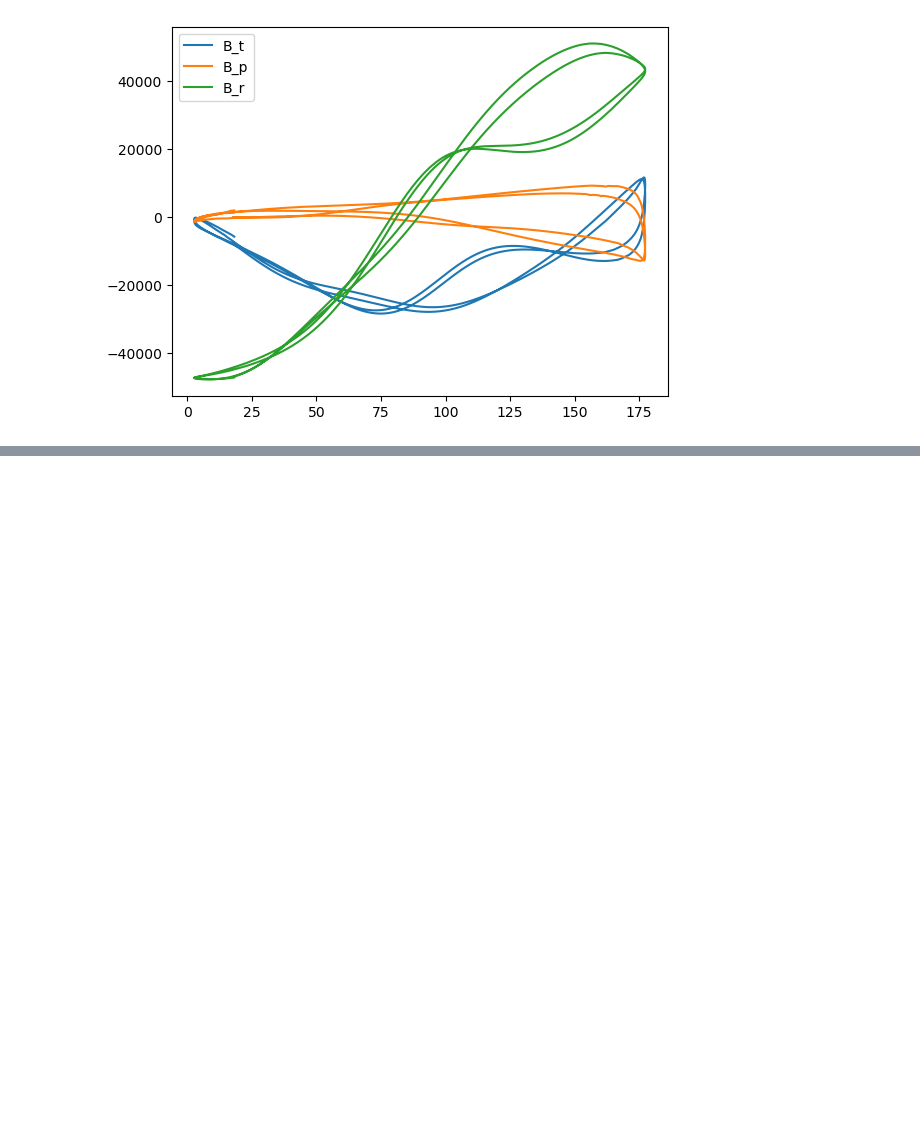
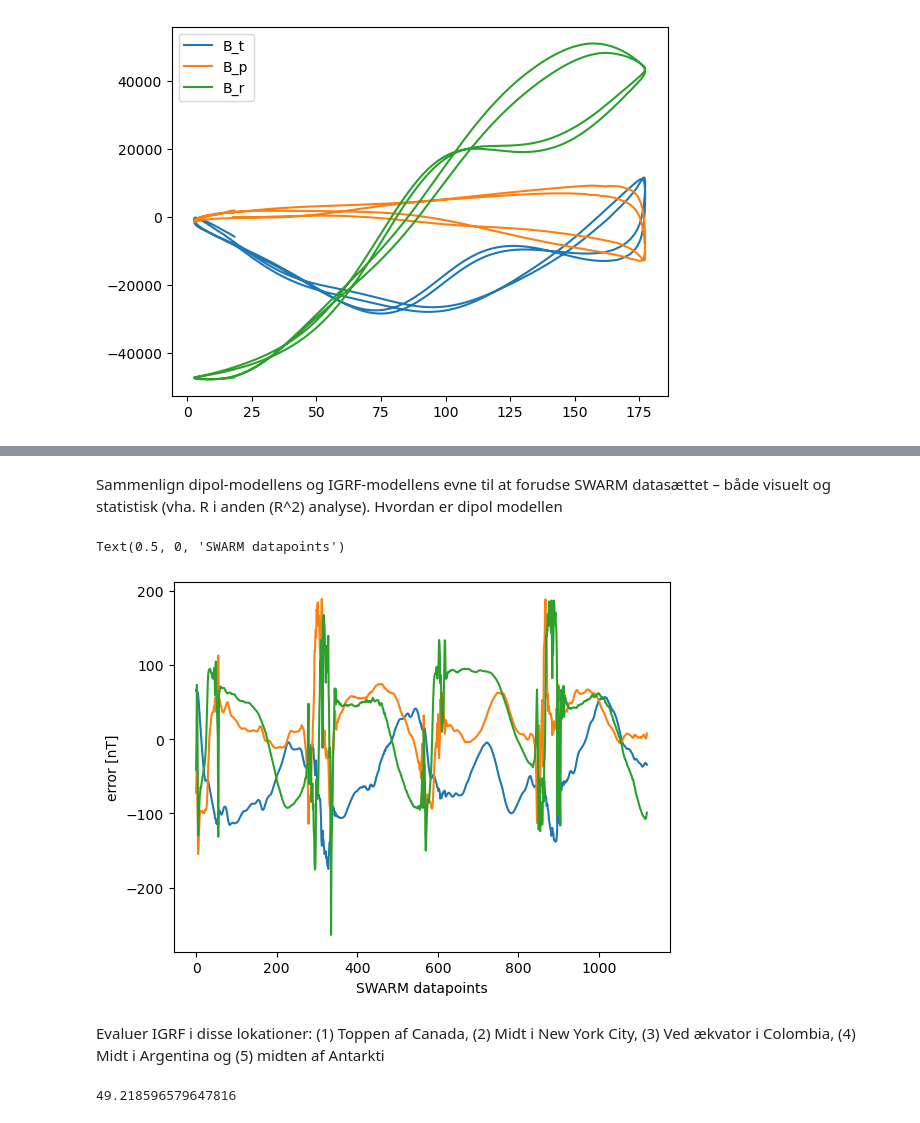
Before and after one commit to Bjorn-Bossow/Geo-opgave, a Jupyter notebook: GeoAss.ipynb, the cells around one changed output, grey strips where cells are left out. Drawn from its saved outputs; the diff is of its cells as text; code cells hidden in the pictures; blank space fills up the shorter version.

```diff
--- a/GeoAss.ipynb
+++ b/GeoAss.ipynb
@@ -22,0 +55,24 @@ plt.legend(["B_t", "B_p", "B_r"])
+# %% [markdown]
+Sammenlign dipol-modellens og IGRF-modellens evne til at forudse SWARM datasættet
+– både visuelt og statistisk (vha. R i anden (R^2) analyse). Hvordan er dipol modellen
+# %%
+Br_error = swarm.Br - B_r
+Bt_error = swarm.Bt - B_t
+Bp_error = swarm.Bp - B_p
+
+plt.figure()
+plt.plot(Br_error)
+plt.plot(Bt_error)
+plt.plot(Bp_error)
+plt.ylabel('error [nT]')
+plt.xlabel('SWARM datapoints')
+# %% [output]
+Text(0.5, 0, 'SWARM datapoints')
+[figure, added]
+# %% [markdown]
+Evaluer IGRF i disse lokationer: (1) Toppen af Canada, (2) Midt i New York City, (3) Ved
+ækvator i Colombia, (4) Midt i Argentina og (5) midten af Antarkti
+# %%
+90-40.781403420352184
+# %% [output]
+49.218596579647816
```
Also changed, not shown: parts of 12 cells of this notebook.
